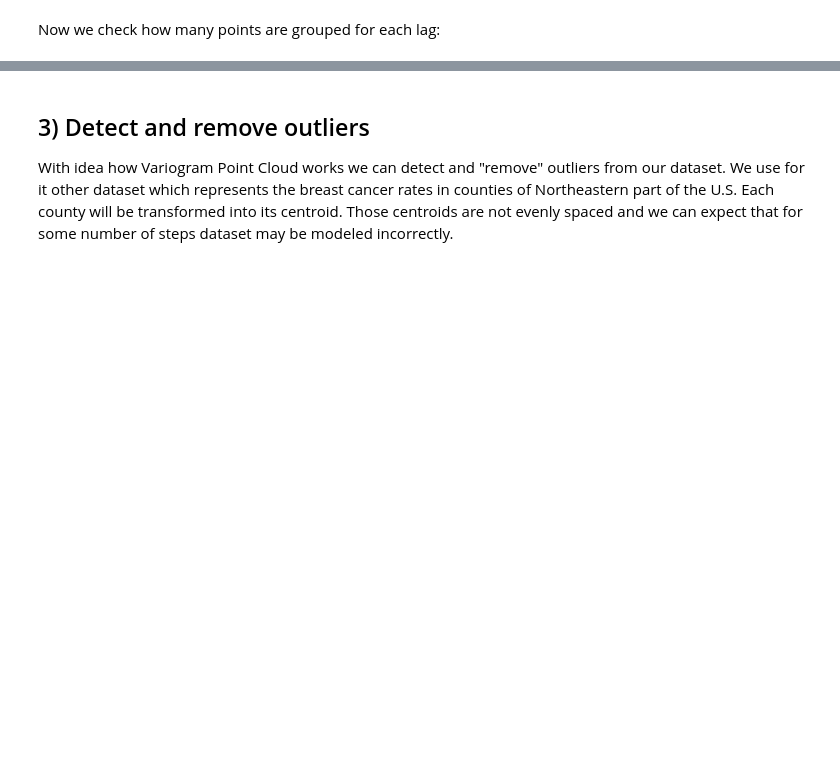
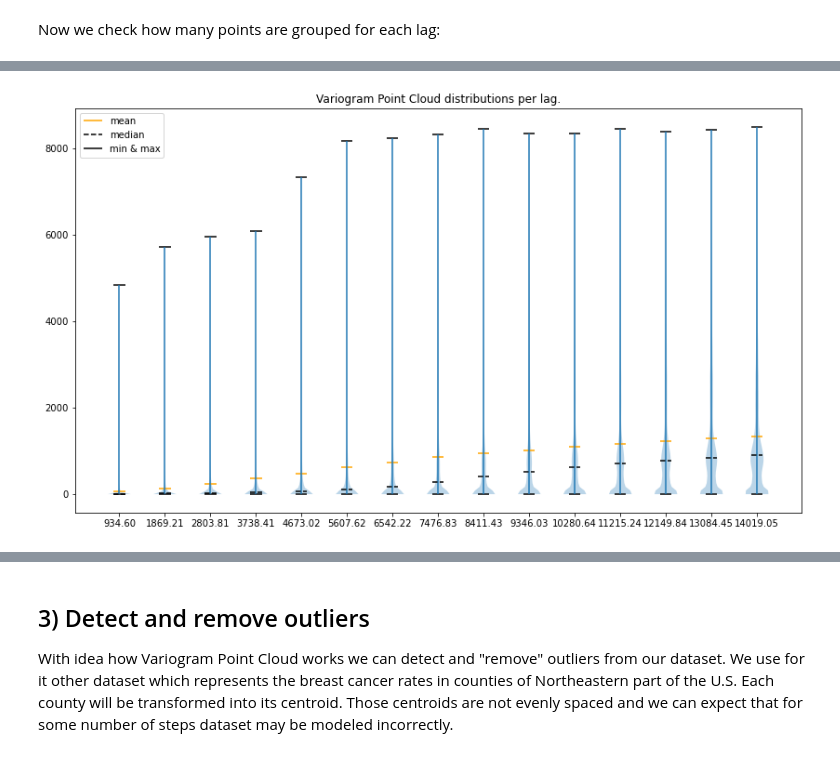
Before and after one commit to DataverseLabs/pyinterpolate, a Jupyter notebook: tutorials/Variogram Point Cloud (Basic).ipynb, the cells around one changed output, grey strips where cells are left out. Drawn from its saved outputs; the diff is of its cells as text; code cells hidden in the pictures; blank space fills up the shorter version.

```diff
--- a/tutorials/Variogram Point Cloud (Basic).ipynb
+++ b/tutorials/Variogram Point Cloud (Basic).ipynb
@@ -173,0 +131,4 @@ As you may noticed experimental semivariogram has drop of semivariance at 0.2 de
+# %%
+vc.plot('violin')
+# %% [output]
+[figure, added]
```
Also changed, not shown: parts of 18 cells of this notebook, 3 other files.
